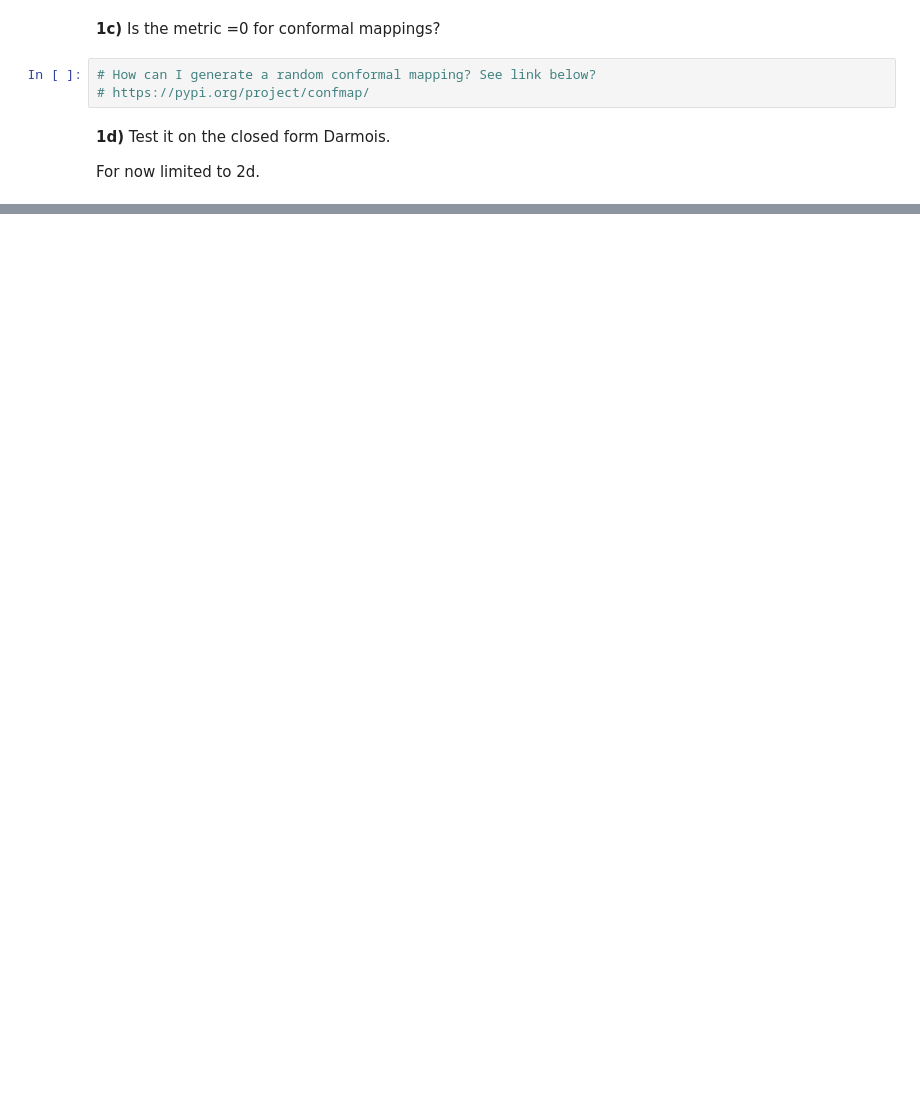
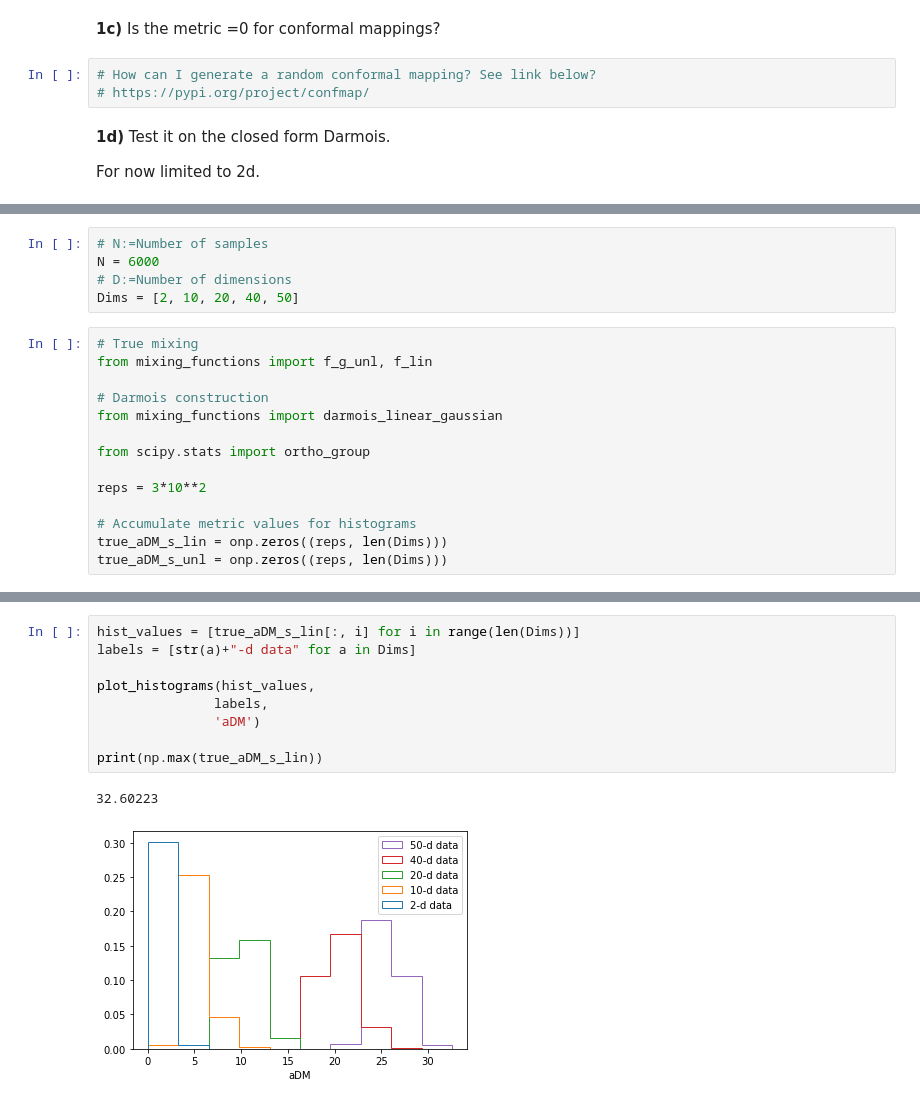
Before and after one commit to lgresele/independent-mechanism-analysis, a Jupyter notebook: 4_anti_darmois_metric.ipynb, the cells around one changed output, grey strips where cells are left out. Cells and saved outputs as stored; diff of their text form; blank space fills up the shorter version.

```diff
--- a/4_anti_darmois_metric.ipynb
+++ b/4_anti_darmois_metric.ipynb
@@ -177,0 +185,19 @@ print(np.max(inv_darmois_aDM_s))
+# %%
+# N:=Number of samples
+N = 6000
+# D:=Number of dimensions
+Dims = [2, 10, 20, 40, 50]
+# %%
+# True mixing
+from mixing_functions import f_g_unl, f_lin
+
+# Darmois construction
+from mixing_functions import darmois_linear_gaussian
+
+from scipy.stats import ortho_group
+
+reps = 3*10**2
+
+# Accumulate metric values for histograms
+true_aDM_s_lin = onp.zeros((reps, len(Dims)))
+true_aDM_s_unl = onp.zeros((reps, len(Dims)))
@@ -177,0 +254,12 @@ print(np.max(inv_darmois_aDM_s))
+# %%
+hist_values = [true_aDM_s_lin[:, i] for i in range(len(Dims))]
+labels = [str(a)+"-d data" for a in Dims]
+
+plot_histograms(hist_values,
+               labels,
+               'aDM')
+
+print(np.max(true_aDM_s_lin))
+# %% [output]
+32.60223
+[figure, added]
```
Also changed, not shown: parts of 14 cells of this notebook.
